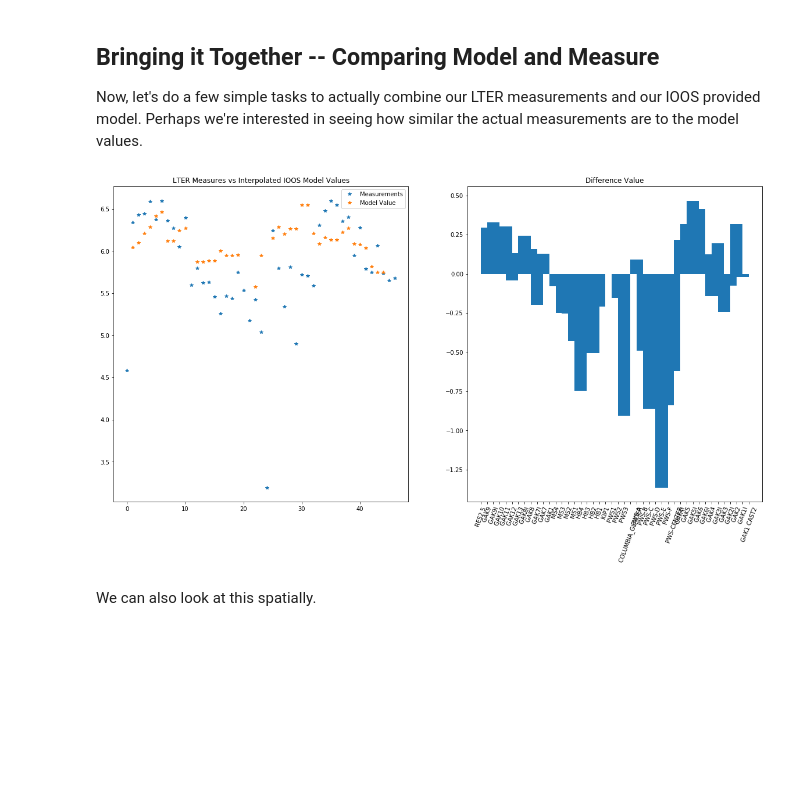
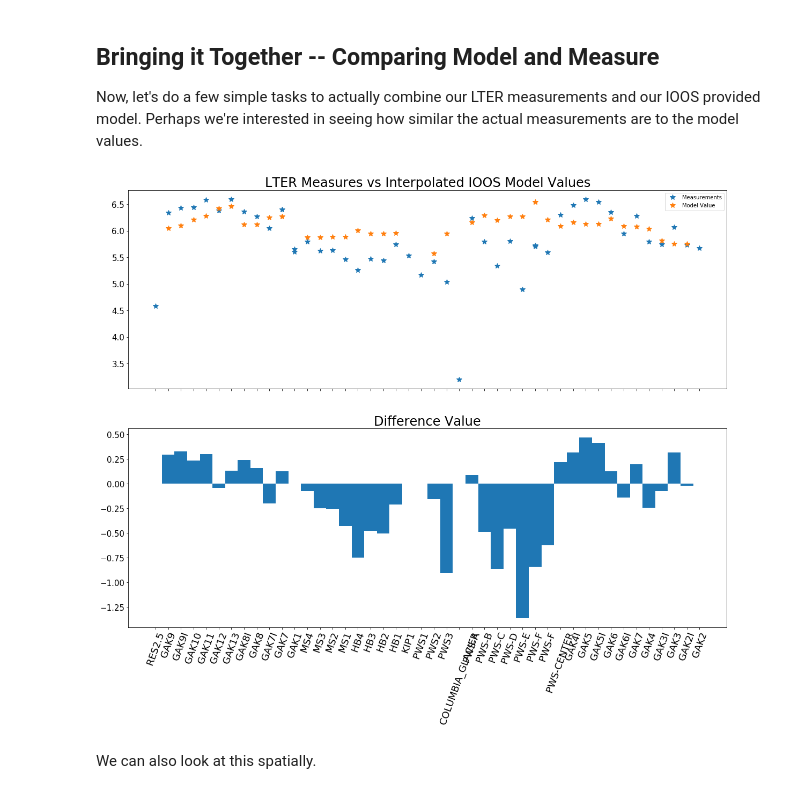
Before and after one commit to eldobbins/ohw_lter_vis, a Jupyter notebook: notebooks/Demo_ohw_lter_vis.ipynb, the cells around one changed output. Drawn from its saved outputs; the diff is of its cells as text; code cells hidden in the pictures; blank space fills up the shorter version.

Commit message:
Improved from very basic plotting in the notebook

```diff
--- a/notebooks/Demo_ohw_lter_vis.ipynb
+++ b/notebooks/Demo_ohw_lter_vis.ipynb
@@ -218,20 +218,23 @@ for olat,olon in zip(lat,lon):
     mtemp.append(tempy[0].interp(lon=olon,lat=olat,method='nearest', assume_sorted=False).values[0])
 # %%
 # And let's see what that looks like in "raw values" and as a difference plot
-plt.figure(figsize=(20,10))
-plt.subplot(1, 2, 1)
-plt.plot(surface['temperature'].values, label='Measurements',marker='*', linestyle='')
-plt.plot(mtemp, label='Model Value',marker='*', linestyle='')
-plt.title('LTER Measures vs Interpolated IOOS Model Values')
-plt.legend()
+plt.rcParams['ytick.labelsize'] = 15
+plt.rcParams['xtick.labelsize'] = 15
 
-plt.subplot(1, 2, 2)
-plt.bar(surface['station'].values, diff, width=2)
-plt.title('Difference Value')
-plt.xticks(rotation=70)
+f, (ax1, ax2) = plt.subplots(2, sharex=True, figsize=(20,15))
+
+ax1.plot(surface['station'],surface['temperature'].values, label='Measurements',marker='*', linestyle='', markersize=10)
+ax1.plot(surface['station'],mtemp, label='Model Value',marker='*', linestyle='', markersize=10)
+ax1.set_title('LTER Measures vs Interpolated IOOS Model Values', fontsize=24)
+ax1.legend()
+
+ax2.bar(surface['station'].values, diff, width=1,align='center')
+ax2.set_title('Difference Value', fontsize=24)
+ax2.set_xticklabels(surface['station'],rotation=70,fontsize=18)
+
 plt.show()
 # %% [output]
-[figure, old version]
+[figure, new version]
 # %% [markdown]
 We can also look at this spatially.
 # %%
```
Also changed, not shown: parts of 1 cell of this notebook.
